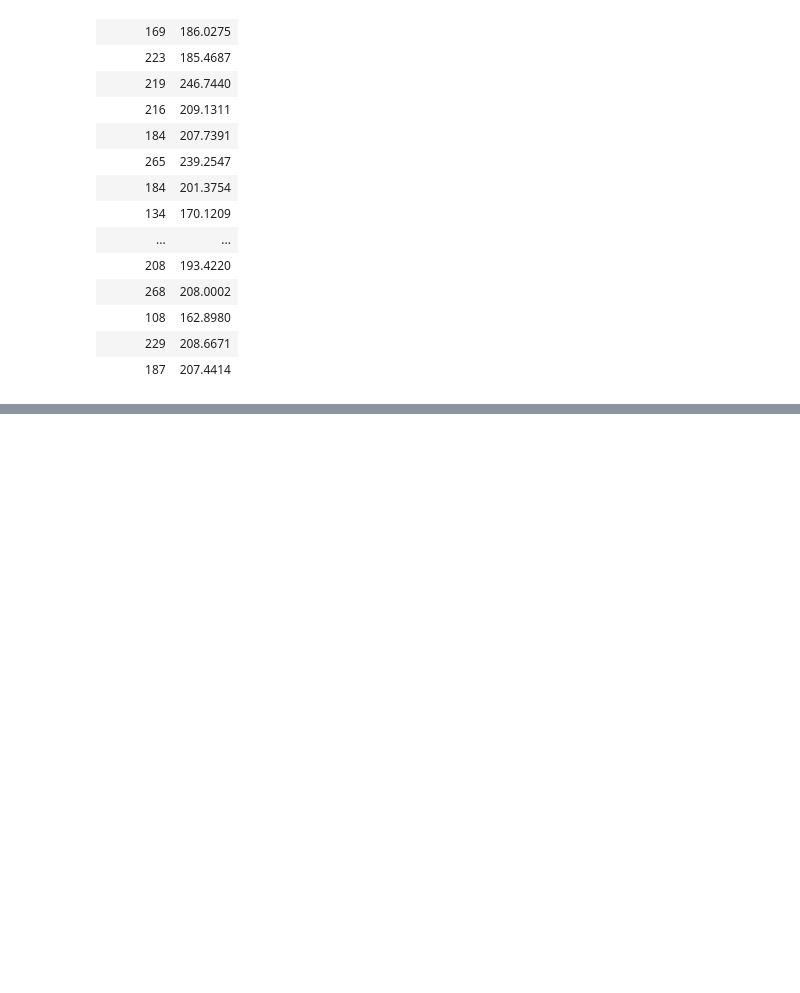
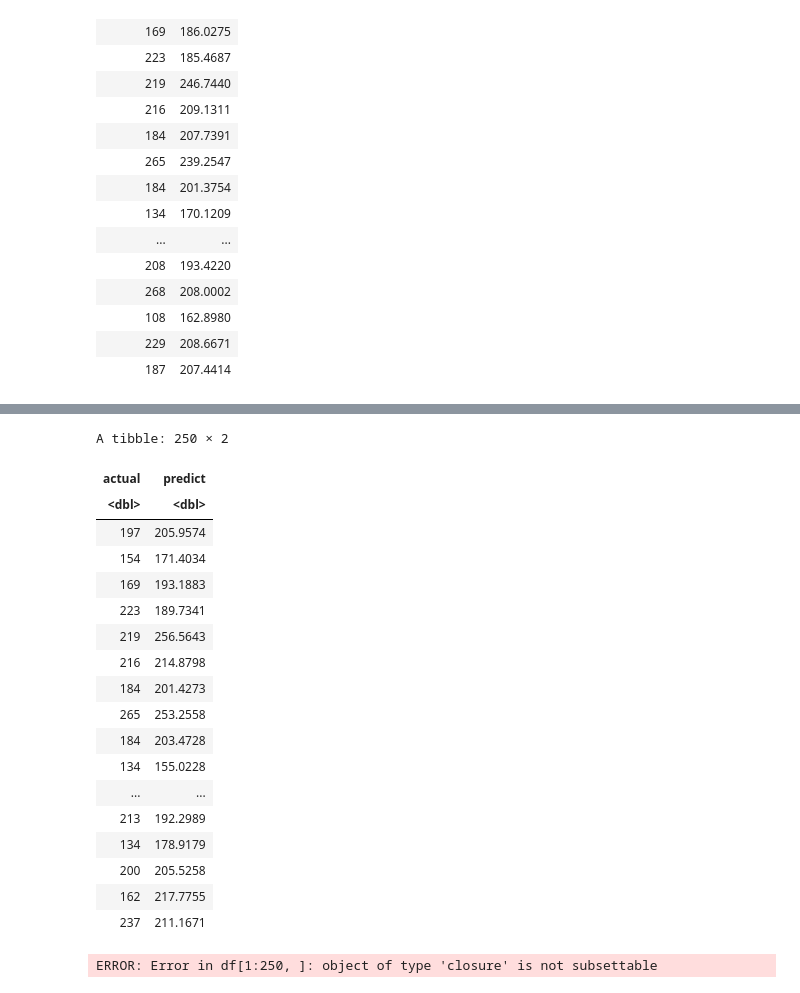
Before and after one commit to timmymiller10/ExamPredictions, a Jupyter notebook: notebook.ipynb, the cells around one changed output, grey strips where cells are left out. Saved outputs shown, nothing was run; the diff lists cells and outputs as text; code cells hidden in the pictures; blank space fills up the shorter version.

```diff
--- a/notebook.ipynb
+++ b/notebook.ipynb
@@ -445,0 +469,30 @@ A tibble: 1000 × 2
+# %%
+predict_rt <- predict(
+    model_rt, df1[1:250, ]
+)
+df1[1:250, ] %>%
+    summarize(
+        actual = cum_score,
+        predict = predict_rt
+    )
+# %% [output]
+A tibble: 250 × 2
+| actual | predict |
+| <dbl> | <dbl> |
+| 197 | 205.9574 |
+| 154 | 171.4034 |
+| 169 | 193.1883 |
+| 223 | 189.7341 |
+| 219 | 256.5643 |
+| 216 | 214.8798 |
+| 184 | 201.4273 |
+| 265 | 253.2558 |
+| 184 | 203.4728 |
+| 134 | 155.0228 |
+| ... | ... |
+| 213 | 192.2989 |
+| 134 | 178.9179 |
+| 200 | 205.5258 |
+| 162 | 217.7755 |
+| 237 | 211.1671 |
+ERROR: Error in df[1:250, ]: object of type 'closure' is not subsettable
```
Also changed, not shown: parts of 4 cells of this notebook.
